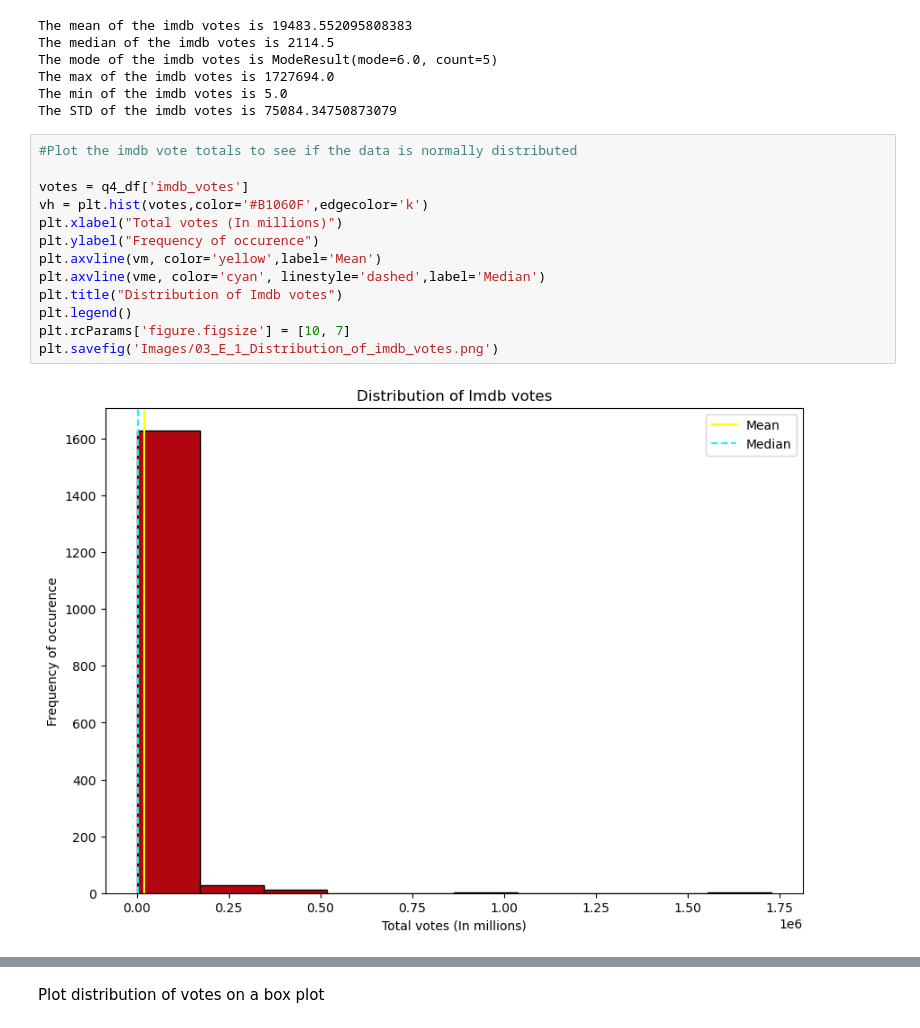
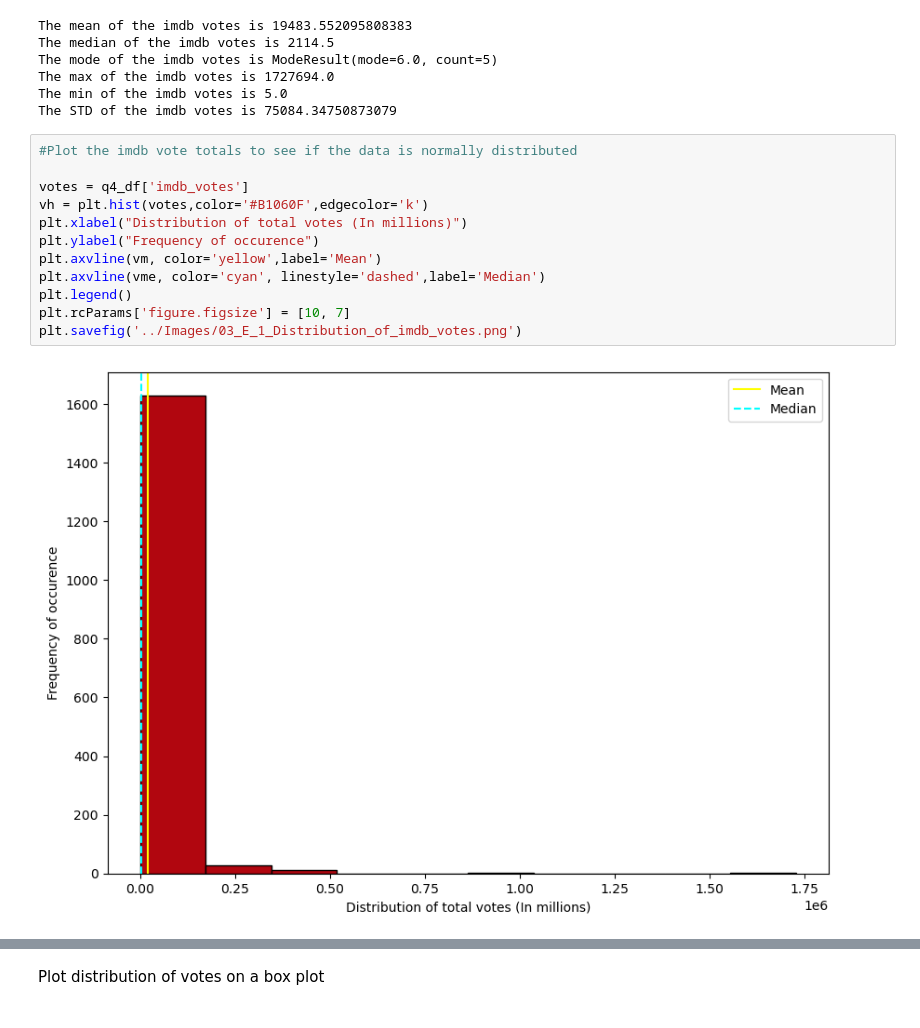
Before and after one commit to NidaB-C/NetflixEDA, a Jupyter notebook: 03_imdb_scores_votes_genres.ipynb, the cells around one changed output, grey strips where cells are left out. Cells and saved outputs as stored; diff of their text form.

```diff
--- a/03_imdb_scores_votes_genres.ipynb
+++ b/03_imdb_scores_votes_genres.ipynb
@@ -48,18 +48,17 @@ The STD of the imdb votes is 75084.34750873079
 # %%
 #Plot the imdb vote totals to see if the data is normally distributed
 
 votes = q4_df['imdb_votes']
 vh = plt.hist(votes,color='#B1060F',edgecolor='k')
-plt.xlabel("Total votes (In millions)")
+plt.xlabel("Distribution of total votes (In millions)")
 plt.ylabel("Frequency of occurence")
 plt.axvline(vm, color='yellow',label='Mean')
 plt.axvline(vme, color='cyan', linestyle='dashed',label='Median')
-plt.title("Distribution of Imdb votes")
 plt.legend()
 plt.rcParams['figure.figsize'] = [10, 7]
-plt.savefig('Images/03_E_1_Distribution_of_imdb_votes.png')
+plt.savefig('../Images/03_E_1_Distribution_of_imdb_votes.png')
 # %% [output]
-[figure, old version]
+[figure, new version]
 # %%
 print(st.normaltest(votes.sample(200)))
 
```
Also changed, not shown: parts of 9 cells of this notebook, 2 other files.
